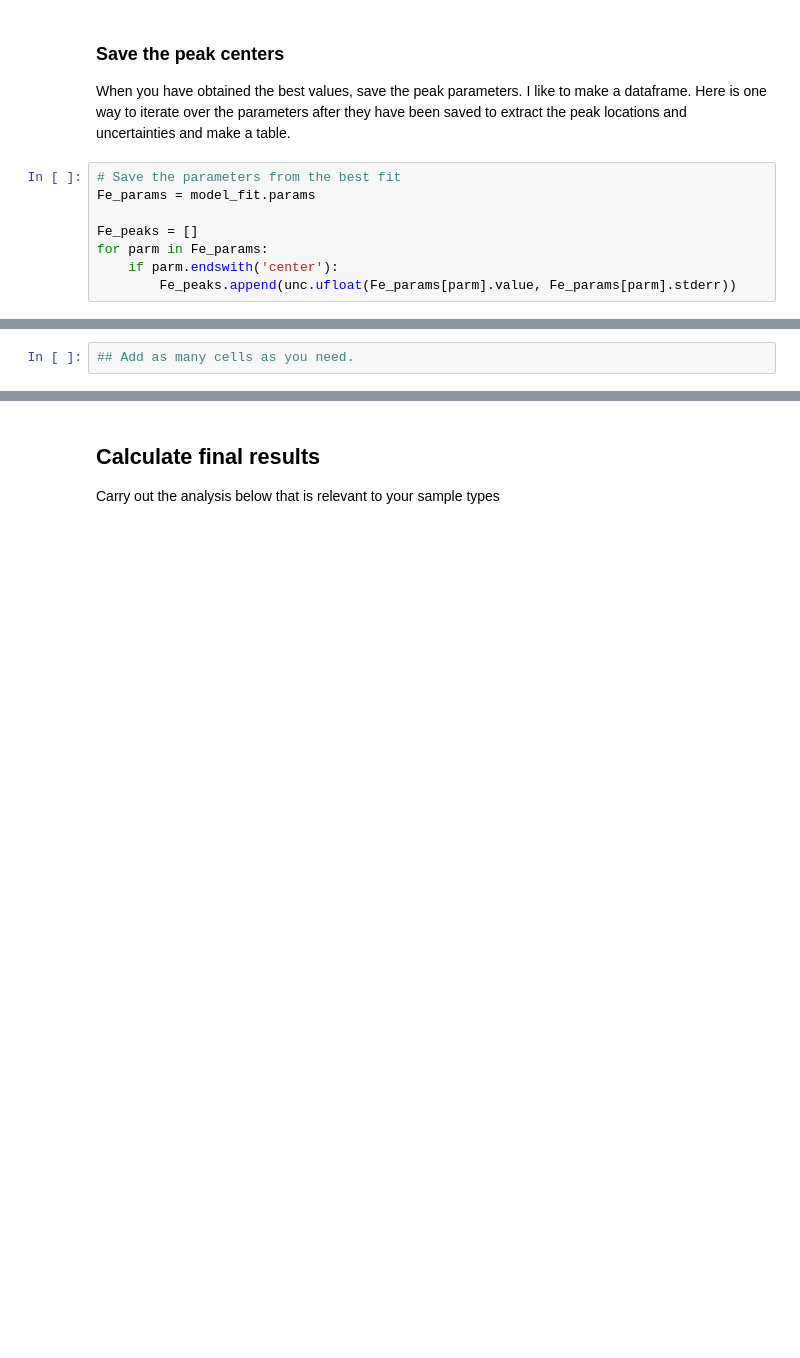
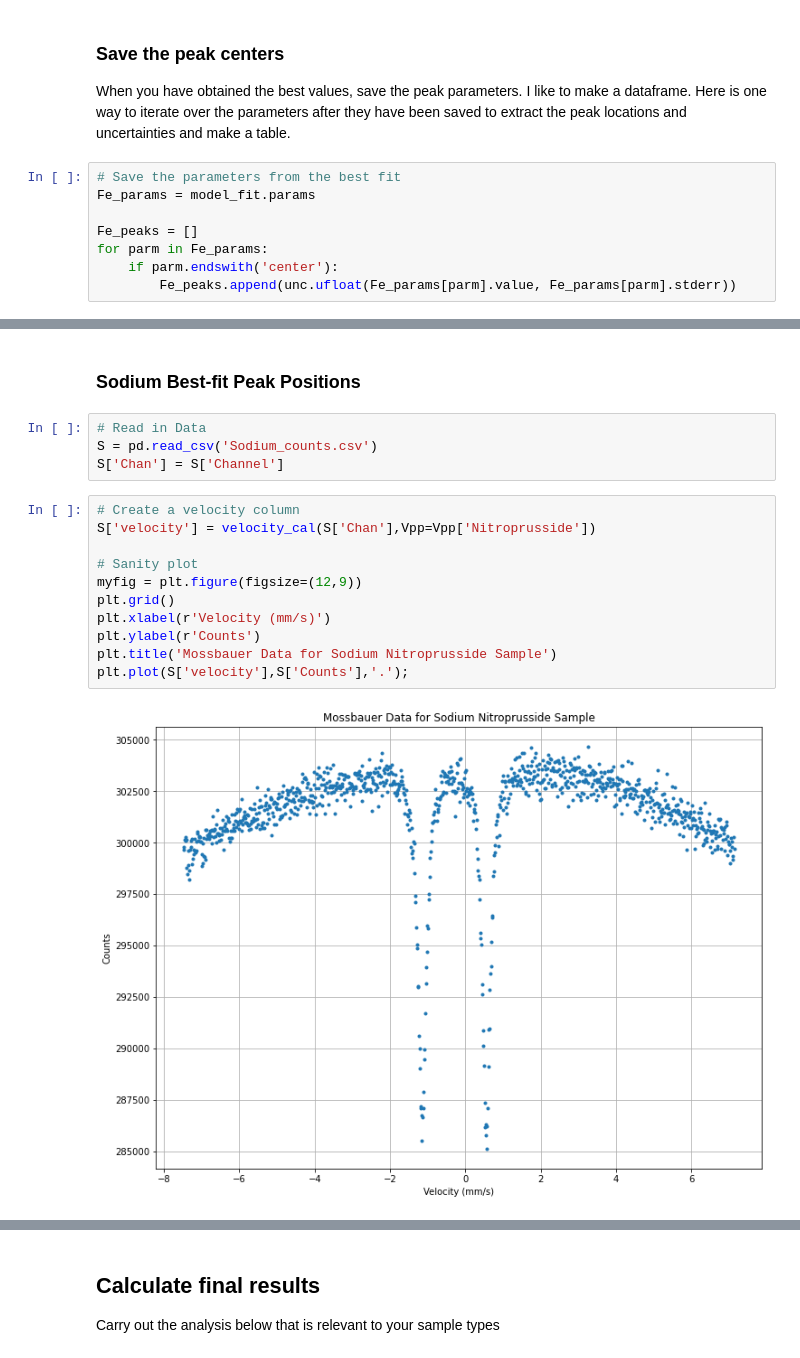
Before and after one commit to kmdao/PHYS431, a Jupyter notebook: Mossbauer/Mossbauer Full Analysis (Template).ipynb, the cells around one changed output, grey strips where cells are left out. Drawn from its saved outputs; the diff is of its cells as text; blank space fills up the shorter version.

```diff
--- a/Mossbauer/Mossbauer Full Analysis (Template).ipynb
+++ b/Mossbauer/Mossbauer Full Analysis (Template).ipynb
@@ -535,2 +533,19 @@ Remember: your goal here is a list of the best-fit peak locations in mm/s units
-# %%
-## Add as many cells as you need.
+# %% [markdown]
+### Sodium Best-fit Peak Positions
+# %%
+# Read in Data
+S = pd.read_csv('Sodium_counts.csv')
+S['Chan'] = S['Channel']
+# %%
+# Create a velocity column
+S['velocity'] = velocity_cal(S['Chan'],Vpp=Vpp['Nitroprusside'])
+
+# Sanity plot
+myfig = plt.figure(figsize=(12,9))
+plt.grid()
+plt.xlabel(r'Velocity (mm/s)')
+plt.ylabel(r'Counts')
+plt.title('Mossbauer Data for Sodium Nitroprusside Sample')
+plt.plot(S['velocity'],S['Counts'],'.');
+# %% [output]
+[figure, added]
```
Also changed, not shown: parts of 35 cells of this notebook.
